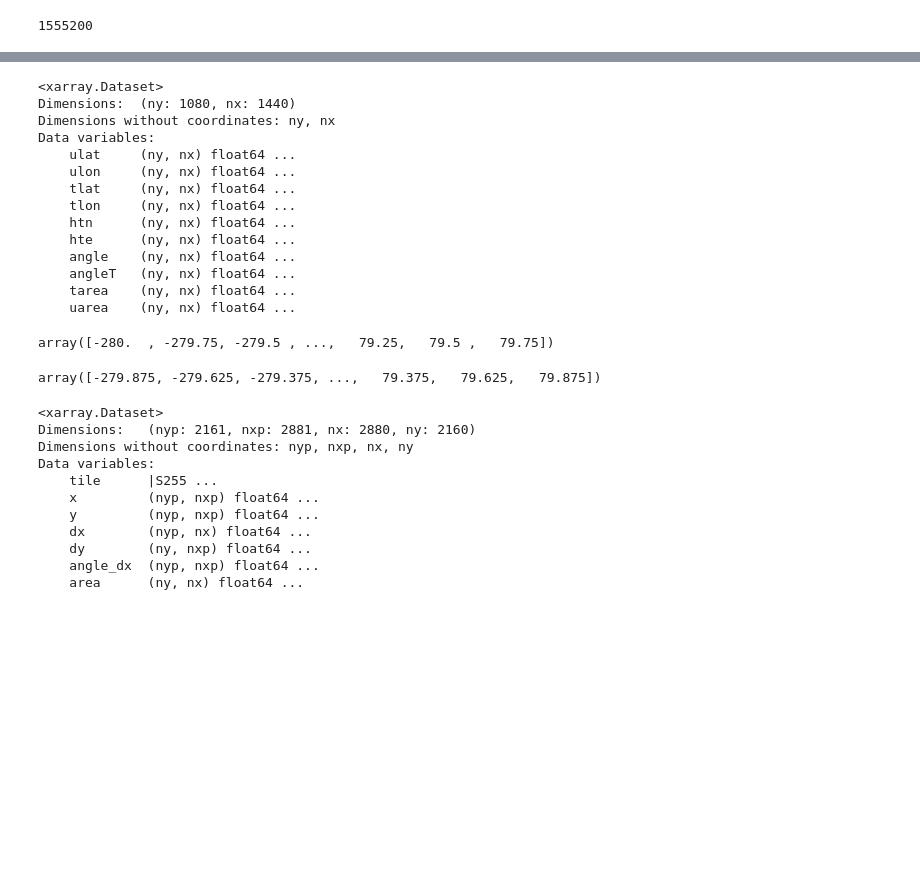
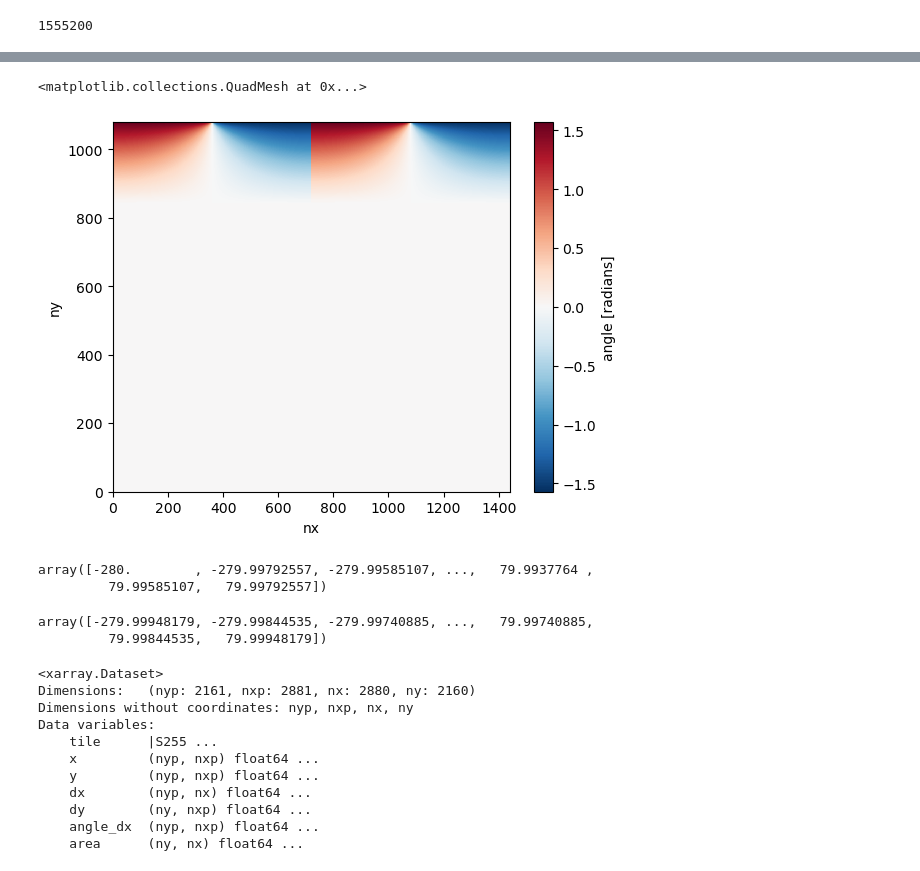
Before and after one commit to anton-seaice/sandbox, a Jupyter notebook: access_grid_source.ipynb, the cells around one changed output, grey strips where cells are left out. Cells and saved outputs as stored; diff of their text form; code cells hidden in the pictures; blank space fills up the shorter version.

```diff
--- a/access_grid_source.ipynb
+++ b/access_grid_source.ipynb
@@ -75,28 +112,18 @@ cice_grid = xr.open_dataset('cice/grid.nc')
 # %%
-cice_grid
+cice_grid.angle.plot()
 # %% [output]
-<xarray.Dataset>
-Dimensions:  (ny: 1080, nx: 1440)
-Dimensions without coordinates: ny, nx
-Data variables:
-    ulat     (ny, nx) float64 ...
-    ulon     (ny, nx) float64 ...
-    tlat     (ny, nx) float64 ...
-    tlon     (ny, nx) float64 ...
-    htn      (ny, nx) float64 ...
-    hte      (ny, nx) float64 ...
-    angle    (ny, nx) float64 ...
-    angleT   (ny, nx) float64 ...
-    tarea    (ny, nx) float64 ...
-    uarea    (ny, nx) float64 ...
+<matplotlib.collections.QuadMesh at 0x...>
+[figure, added]
 # %%
-np.rad2deg(cice_grid.ulon.isel(ny=0).values)
+np.rad2deg(cice_grid.ulon.isel(ny=-2).values)
 # %% [output]
-array([-280.  , -279.75, -279.5 , ...,   79.25,   79.5 ,   79.75])
+array([-280.        , -279.99792557, -279.99585107, ...,   79.9937764 ,
+         79.99585107,   79.99792557])
 # %%
-np.rad2deg(cice_grid.tlon.isel(ny=0).values)
+np.rad2deg(cice_grid.tlon.isel(ny=-1).values)
 # %% [output]
-array([-279.875, -279.625, -279.375, ...,   79.375,   79.625,   79.875])
+array([-279.99948179, -279.99844535, -279.99740885, ...,   79.99740885,
+         79.99844535,   79.99948179])
 # %%
 mom_grid = xr.open_dataset('mom/ocean_hgrid.nc')
 # %%
```
Also changed, not shown: parts of 21 cells of this notebook, 2 other files.
